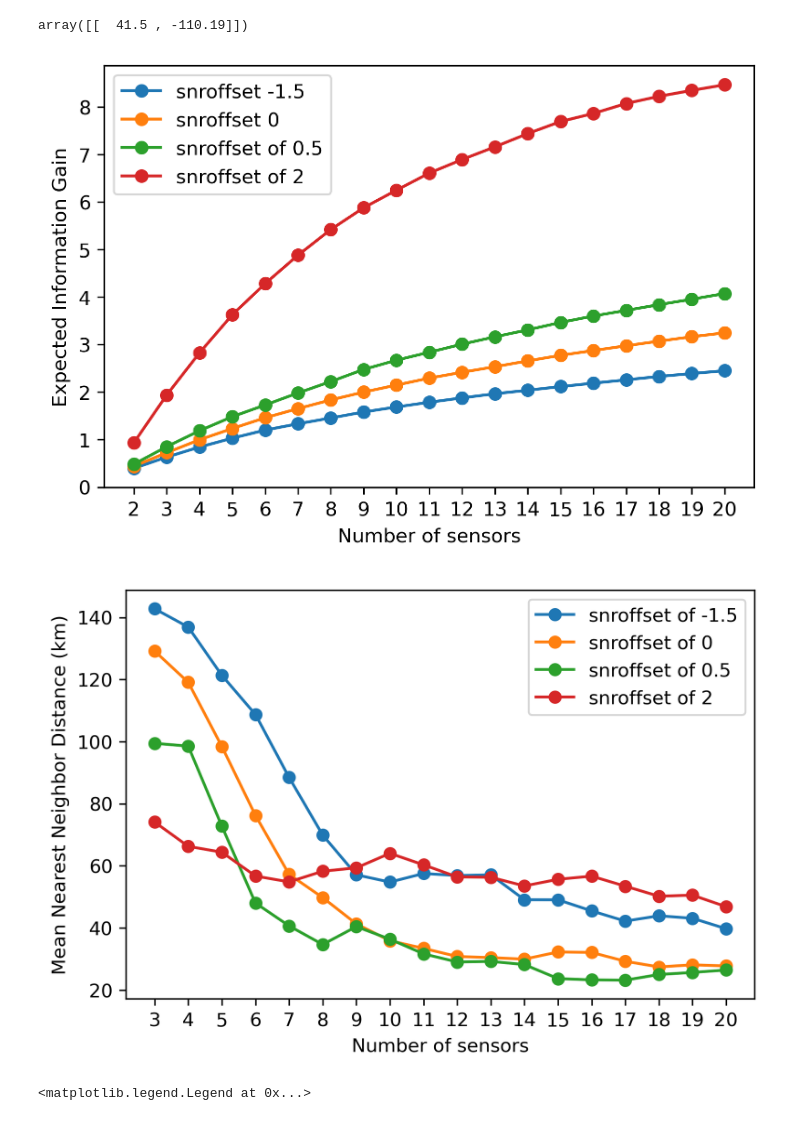
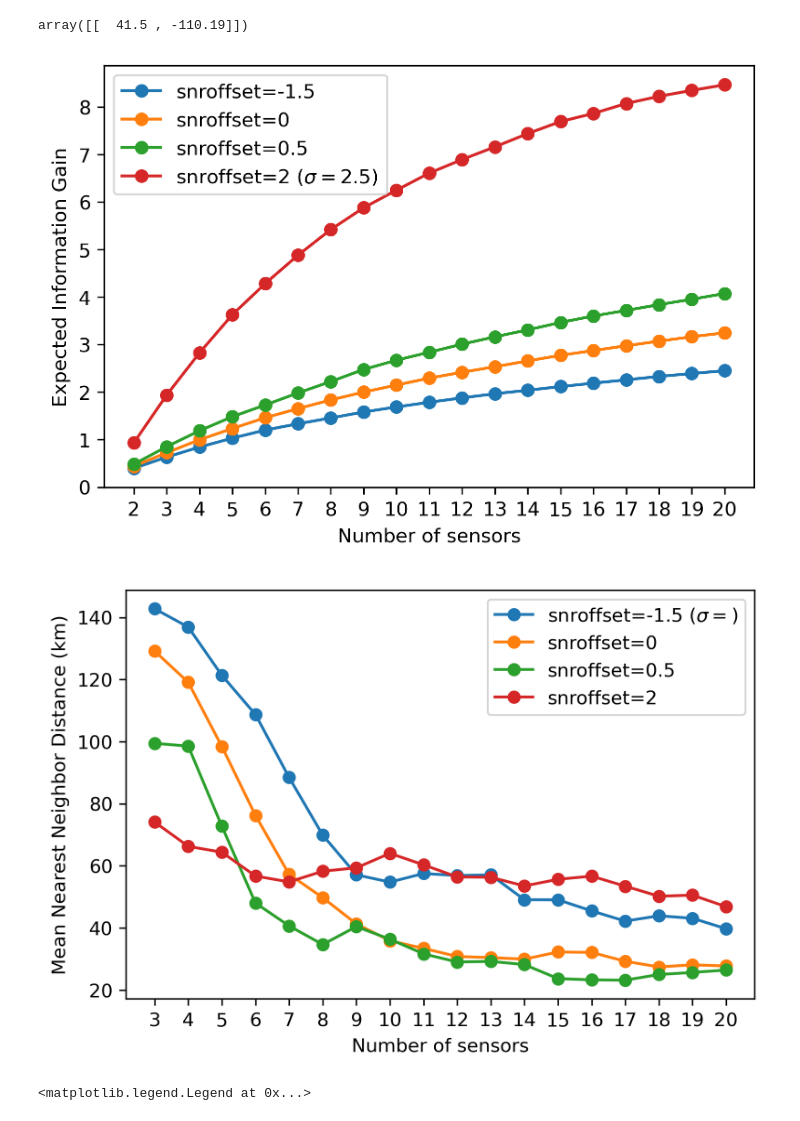
Before and after one commit to sandialabs/seismic_boed, a Jupyter notebook: fidelity_vis.ipynb, the cells around one changed output. Saved outputs shown, nothing was run; the diff lists cells and outputs as text; code cells hidden in the pictures.

```diff
--- a/fidelity_vis.ipynb
+++ b/fidelity_vis.ipynb
@@ -551,43 +557,43 @@ def get_eig_nn(fpath,frange, range_max = None):
     return eigs, igs, dists
 
 eigs15, igs15, dists15 = get_eig_nn('/gpfs/jpcalla/fidopt_-1_5',22,22)
 eigs05, igs05, dists05 = get_eig_nn('/gpfs/jpcalla/fidopt_0_5',22, 22)
 eigs2, igs2, dists2 = get_eig_nn('/gpfs/jpcalla/fidopt_2',22, 22)
 eigs0, igs0, dists0 = get_eig_nn('/gpfs/jpcalla/fidopt_0',22, 22)
 # Store eigs from 3 different runs
 
 
 
 # Plot eig by number of sensors
 plt.figure(dpi=300)
-plt.plot(np.arange(2,21),eigs15,marker='o', label='snroffset -1.5')
-plt.plot(np.arange(2,21),eigs0,marker='o', label='snroffset 0')
-plt.plot(np.arange(2,21),eigs05,marker='o', label='snroffset of 0.5')
-plt.plot(np.arange(2,21),eigs2,marker='o', label='snroffset of 2')
+plt.plot(np.arange(2,21),eigs15,marker='o', label='snroffset=-1.5')
+plt.plot(np.arange(2,21),eigs0,marker='o', label='snroffset=0')
+plt.plot(np.arange(2,21),eigs05,marker='o', label='snroffset=0.5')
+plt.plot(np.arange(2,21),eigs2,marker='o', label='snroffset=2 ($\sigma=2.5$) ')
 plt.xlabel('Number of sensors')
 plt.ylabel('Expected Information Gain')
 plt.legend(loc='upper left')
 plt.xticks(np.arange(2,21))
 plt.savefig('fid_curves.pdf', dpi=300)
 plt.show()
 
 # Plot mean nearest neighbor distance by number of sensors
 plt.figure(dpi=300)
-plt.plot(np.arange(3,21),dists15,marker='o',label='snroffset of -1.5')
-plt.plot(np.arange(3,21),dists0,marker='o', label='snroffset of 0')
-plt.plot(np.arange(3,21),dists05,marker='o', label='snroffset of 0.5')
-plt.plot(np.arange(3,21),dists2,marker='o', label='snroffset of 2')
+plt.plot(np.arange(3,21),dists15,marker='o',label='snroffset=-1.5 ($\sigma=$)')
+plt.plot(np.arange(3,21),dists0,marker='o', label='snroffset=0')
+plt.plot(np.arange(3,21),dists05,marker='o', label='snroffset=0.5')
+plt.plot(np.arange(3,21),dists2,marker='o', label='snroffset=2')
 
 #plt.plot(np.arange(3,13),low_dists,marker='o', label='constant std of 10')
 plt.xlabel('Number of sensors')
 plt.ylabel('Mean Nearest Neighbor Distance (km)')
 plt.legend(loc='upper right')
 plt.xticks(np.arange(3,21))
 plt.savefig('distance_curves.pdf', dpi=300)
 plt.show()
 # %% [output]
-[figure, old version]
+[figure, new version]
-[figure, old version]
+[figure, new version]
 # %%
 sensors14 = np.load('/gpfs/jpcalla/lscal_14/lscal_14.npz')['sensors']
 sensors147 = np.load('/gpfs/jpcalla/lscal_147/lscal_147.npz')['sensors']
```
Also changed, not shown: parts of 3 cells of this notebook.
